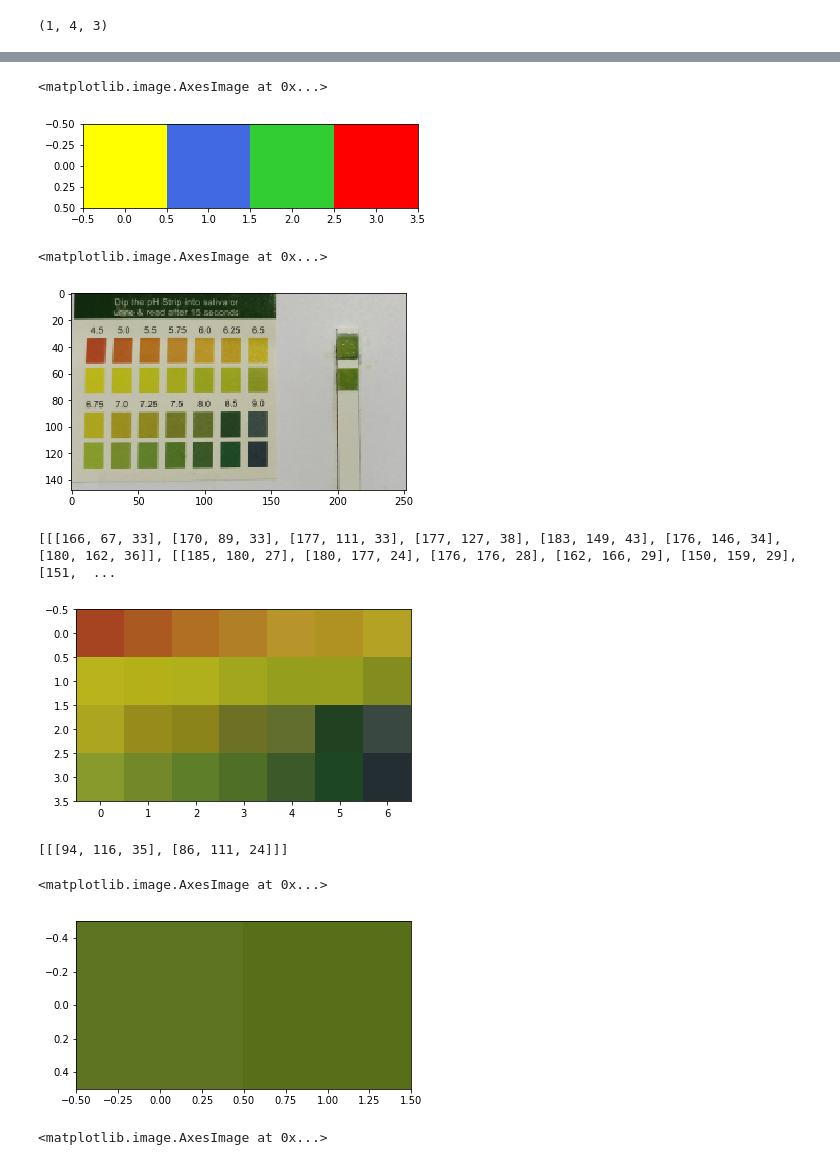
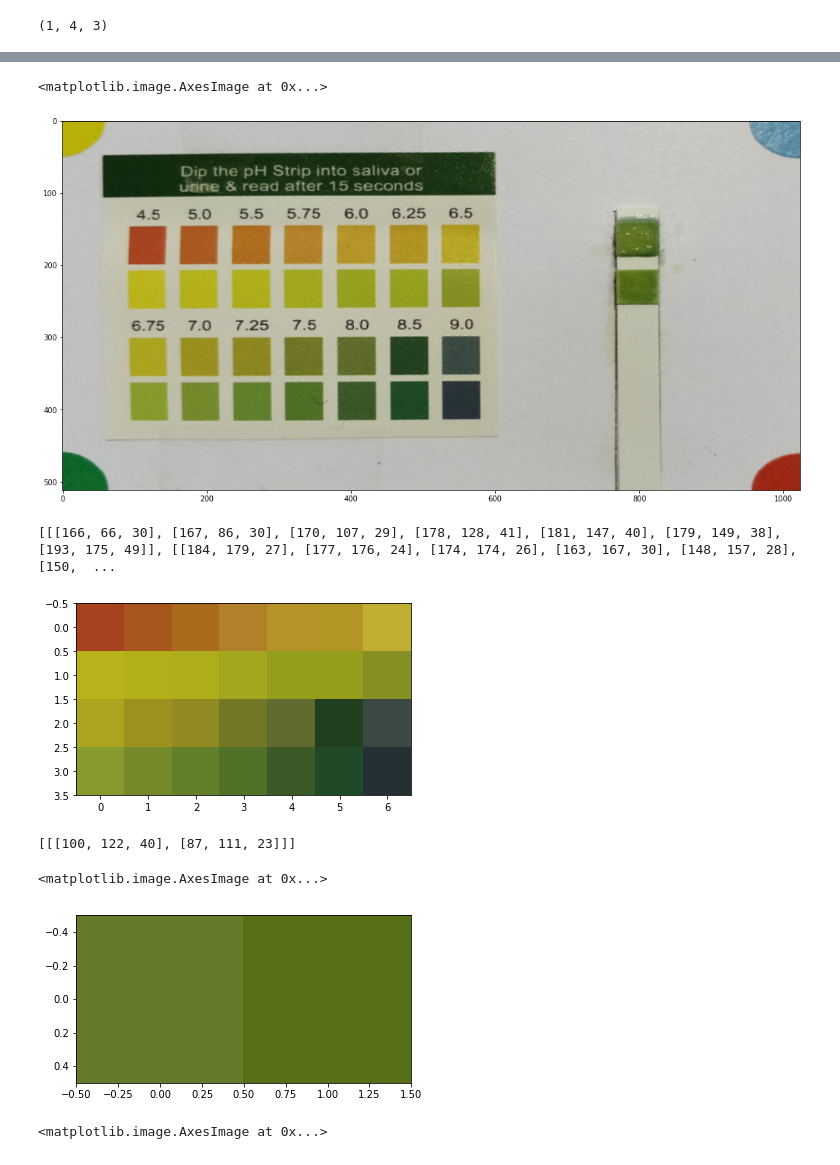
Before and after one commit to TheTerik/SHD2018, a Jupyter notebook: Decode.ipynb, the cells around one changed output, grey strips where cells are left out. Saved outputs shown, nothing was run; the diff lists cells and outputs as text; code cells hidden in the pictures.

Commit message:
Now with the warp.

```diff
--- a/Decode.ipynb
+++ b/Decode.ipynb
@@ -19,7 +20,7 @@ for i in range(0, 100, 1):
     par1 = param1+(i / 2 + i % 2)
     par2 = param2-(i / 2 + ((i + 1) % 2))
     circles = cv2.HoughCircles(gray_image,cv2.HOUGH_GRADIENT,1,20,
-                            param1=par1,param2=par2,minRadius=5,maxRadius=50)
+                            param1=par1,param2=par2,minRadius=20,maxRadius=50)
     # print(circles.shape if circles is not None else "None")
     if (circles is not None) and circles.shape[1] == 4:
         print(circles.shape)
@@ -166,30 +67,43 @@ plt.imshow([new_col])
-# %%
-plt.imshow(array_template)
-# %% [output]
-<matplotlib.image.AxesImage at 0x...>
-[figure, removed]
-# %%
-plt.imshow(cv2.cvtColor(cropped, cv2.COLOR_BGR2RGB))
-# %% [output]
-<matplotlib.image.AxesImage at 0x...>
-[figure, removed]
+# %%
+array2 = [[list(reversed(image[i[1], i[0]])) for i in circles[0,:]]]
+array_match = np.array(array2)
+perm = find_perm(array_match)
+
+def get_pos(coord):
+    return (coord[0], coord[1])
+
+def create_map(circles):
+    coords = [get_pos(circles[0,:][perm[i]]) for i in range(4)]
+    return np.array(coords)
+
+coords = create_map(circles)
+
+positions = np.array([(0,0), (1024,0), (1024,512), (0,512)])
+h, status = cv2.findHomography(coords, positions)
+
+cropped = cv2.warpPerspective(image, h, (1024, 512))
+plt.figure(figsize=(18,10))
+plt.imshow(cv2.cvtColor(cropped, cv2.COLOR_BGR2RGB))
+# %% [output]
+<matplotlib.image.AxesImage at 0x...>
+[figure, added]
 # %%
 colors = []
-for i, y in enumerate([42, 66, 98, 122]):
+for i, y in enumerate([180, 240, 320, 380]):
     colors.append([])
-    for x in range(18, 150, 20):
+    for x in range(100, 600, 75):
         colors[i].append(list(reversed(cropped[y, x])))
 plt.imshow(colors)
 print(colors)
 # %% [output]
-[[[166, 67, 33], [170, 89, 33], [177, 111, 33], [177, 127, 38], [183, 149, 43], [176, 146, 34], [180, 162, 36]], [[185, 180, 27], [180, 177, 24], [176, 176, 28], [162, 166, 29], [150, 159, 29], [151,  ...
+[[[166, 66, 30], [167, 86, 30], [170, 107, 29], [178, 128, 41], [181, 147, 40], [179, 149, 38], [193, 175, 49]], [[184, 179, 27], [177, 176, 24], [174, 174, 26], [163, 167, 30], [148, 157, 28], [150,  ...
 [figure]
 # %%
-matches = [[list(reversed(cropped[40, 210])), list(reversed(cropped[60, 210]))]]
+matches = [[list(reversed(cropped[80, 420])), list(reversed(cropped[120, 420]))]]
 print(matches)
 plt.imshow(matches)
 # %% [output]
-[[[94, 116, 35], [86, 111, 24]]]
+[[[100, 122, 40], [87, 111, 23]]]
 <matplotlib.image.AxesImage at 0x...>
 [figure]
 # %%
```
Also changed, not shown: parts of 18 cells of this notebook, 2 other files.
